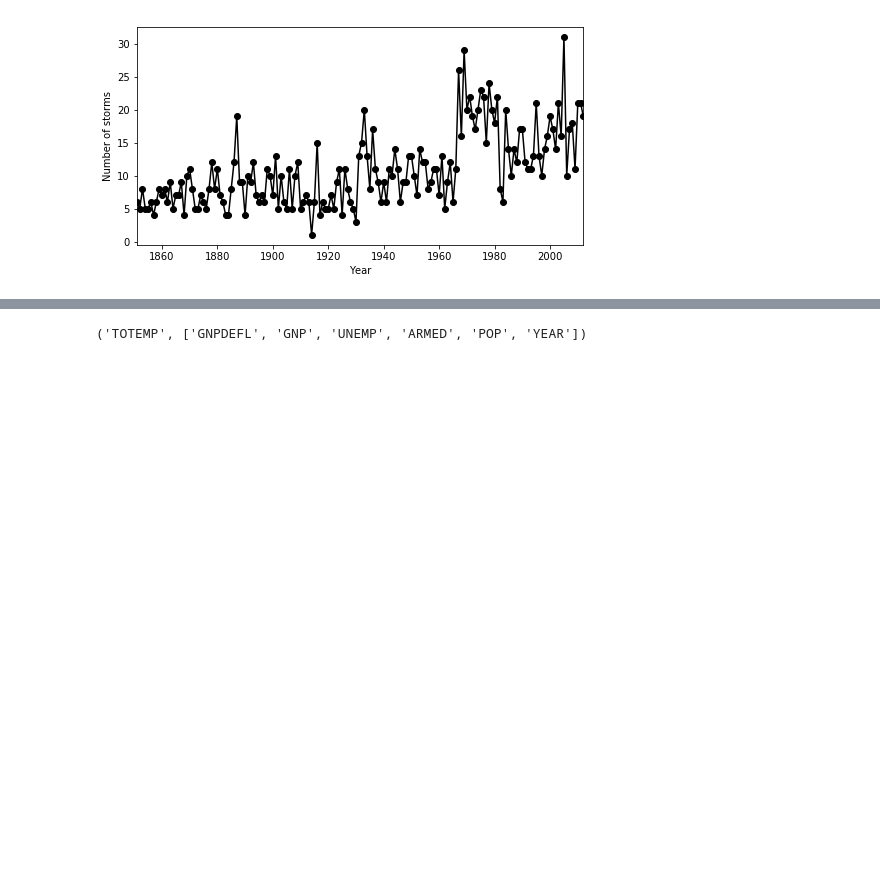
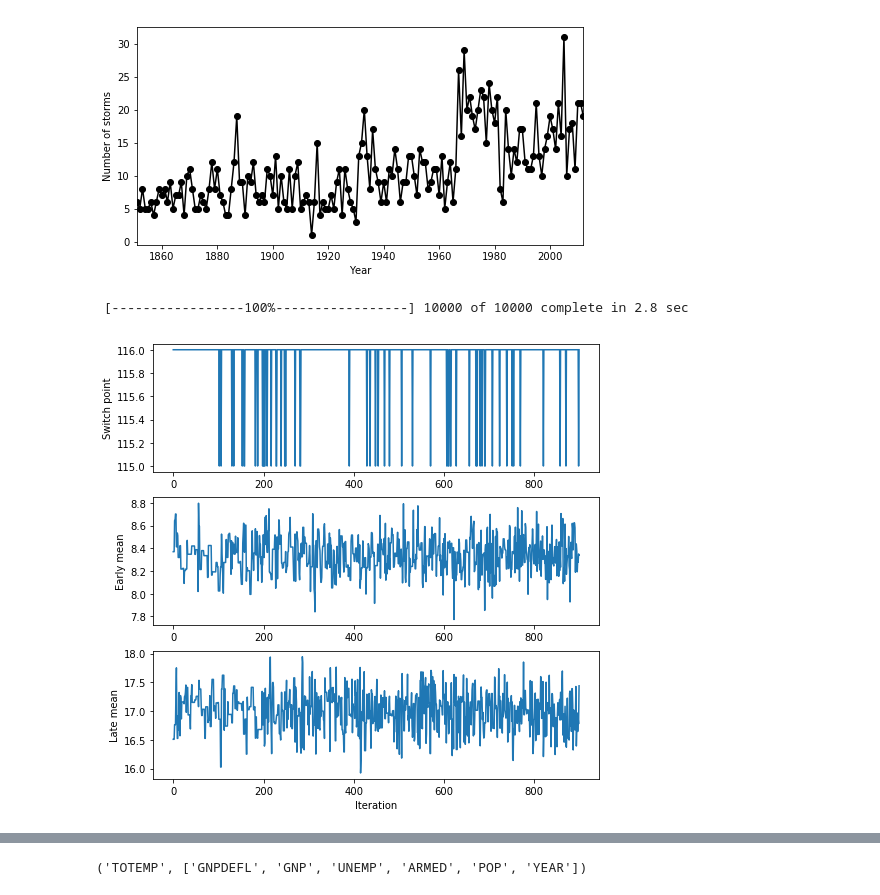
Before and after one commit to discocactus/IPython_DataScienceCookBook, a Jupyter notebook: IPythonDSCB_7.ipynb, the cells around one changed output, grey strips where cells are left out. Saved outputs shown, nothing was run; the diff lists cells and outputs as text; code cells hidden in the pictures; blank space fills up the shorter version.

```diff
--- a/IPythonDSCB_7.ipynb
+++ b/IPythonDSCB_7.ipynb
@@ -371,0 +376,30 @@ plt.ylabel("Number of storms")
+# %%
+@pymc.deterministic(plot=False)
+def rate(s=switchpoint, e=early_mean, l=late_mean):
+    out = np.empty(len(arr))
+    out[:s] = e
+    out[s:] = l
+    return out
+# %%
+storms = pymc.Poisson('storms', mu=rate, value=arr, observed=True)
+# %%
+model = pymc.Model([switchpoint, early_mean, late_mean, rate, storms])
+# %%
+mcmc = pymc.MCMC(model)
+mcmc.sample(iter=10000, burn=1000, thin=10)
+# %% [output]
+ [-----------------100%-----------------] 10000 of 10000 complete in 2.8 sec
+# %%
+plt.figure(figsize=(8,8))
+plt.subplot(311);
+plt.plot(mcmc.trace('switchpoint')[:]);
+plt.ylabel("Switch point");
+plt.subplot(312);
+plt.plot(mcmc.trace('early_mean')[:]);
+plt.ylabel("Early mean");
+plt.subplot(313);
+plt.plot(mcmc.trace('late_mean')[:]);
+plt.xlabel("Iteration");
+plt.ylabel("Late mean");
+# %% [output]
+[figure, added]
```
Also changed, not shown: parts of 2 cells of this notebook.
